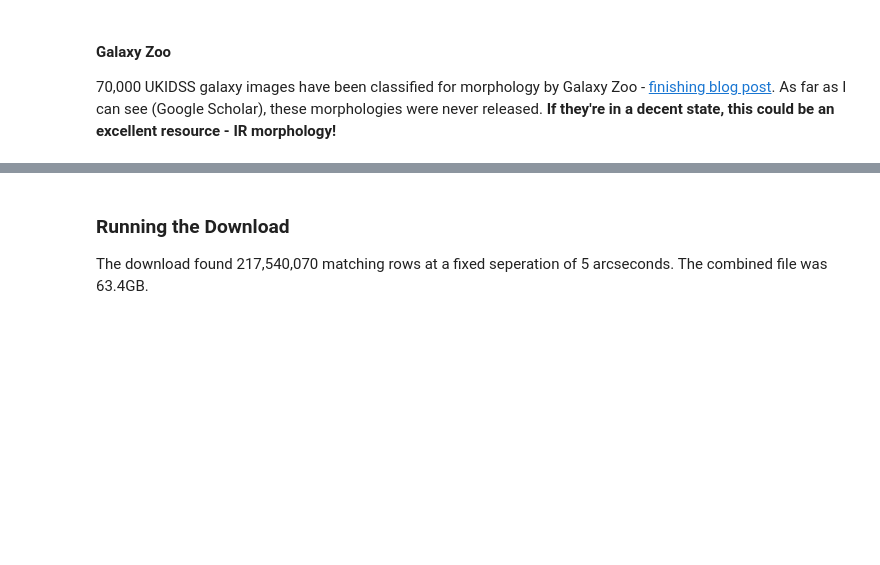
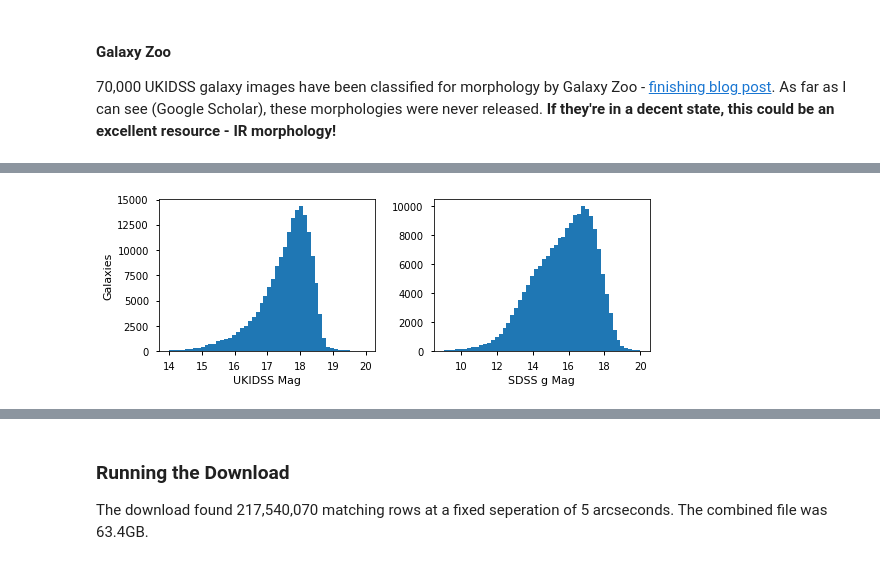
Before and after one commit to mwalmsley/find_agn, a Jupyter notebook: get_ukidss_and_sdss.ipynb, the cells around one changed output, grey strips where cells are left out. Drawn from its saved outputs; the diff is of its cells as text; code cells hidden in the pictures; blank space fills up the shorter version.

```diff
--- a/get_ukidss_and_sdss.ipynb
+++ b/get_ukidss_and_sdss.ipynb
@@ -199,0 +545,23 @@ I haven't looked into this yet.
+# %%
+def remove_bad_values(x):
+    return x[(~np.isnan(x)) & (np.isfinite(x))]
+# %%
+fig, axes = plt.subplots(ncols=2, figsize=(8, 3))
+
+ukidss_mag = data['MAG']
+ukidss_mag = ukidss_mag[(ukidss_mag > 14) & (ukidss_mag < 20)]  # remove crazy tails
+
+g_band_mags = - np.array(data['ELPETRO_ABSMAG'])[:, 0] # TODO g is NSA 0 index?
+g_band_mags = remove_bad_values(g_band_mags)
+g_band_mags = g_band_mags[(g_band_mags > 9) & (g_band_mags < 20)]  # remove crazy tails
+
+axes[0].hist(ukidss_mag, bins=n_bins)
+axes[0].set_xlabel('UKIDSS Mag')
+axes[0].set_ylabel('Galaxies')
+
+axes[1].hist(g_band_mags, bins=n_bins)
+axes[1].set_xlabel('SDSS g Mag')
+
+fig.tight_layout()
+# %% [output]
+[figure, added]
```
Also changed, not shown: parts of 62 cells of this notebook.
